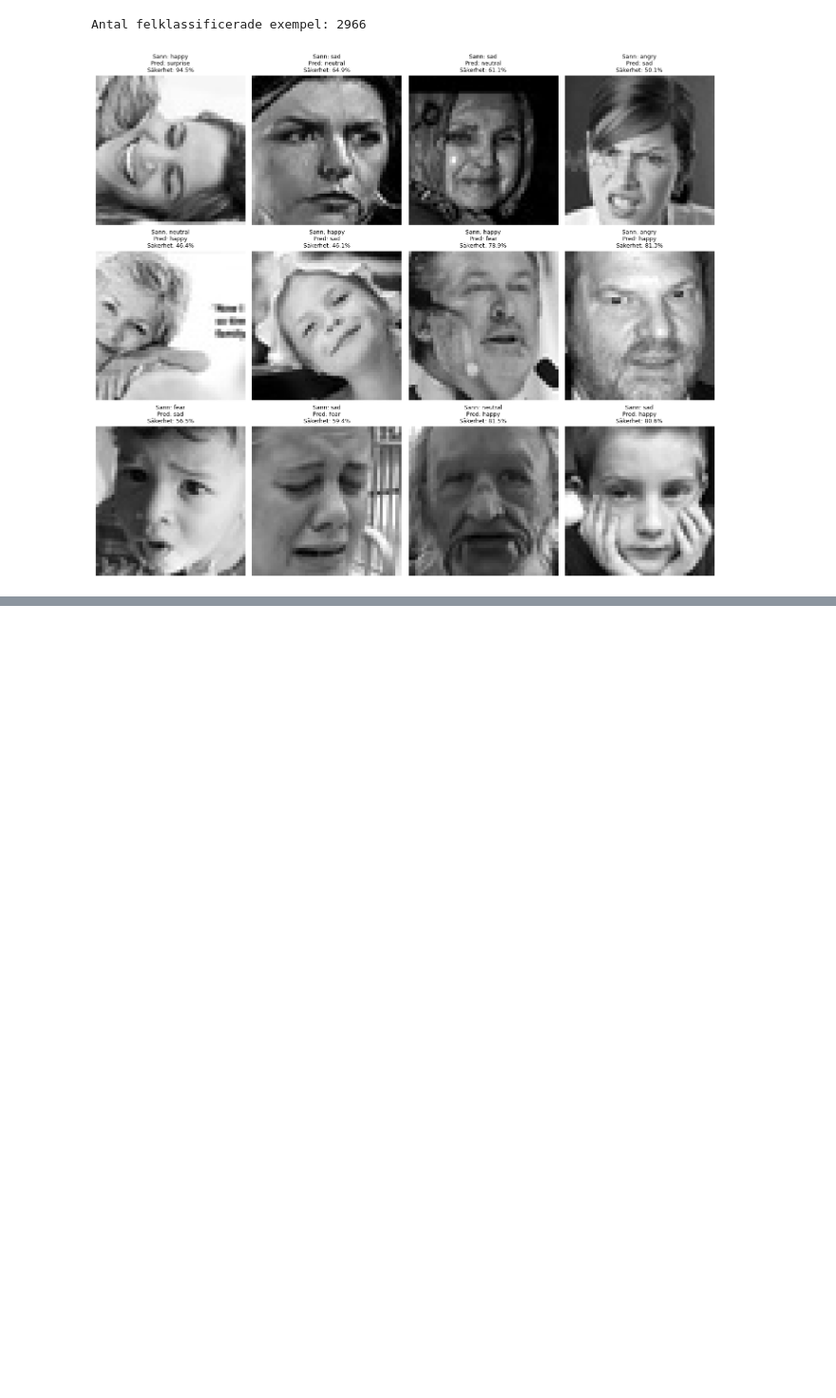
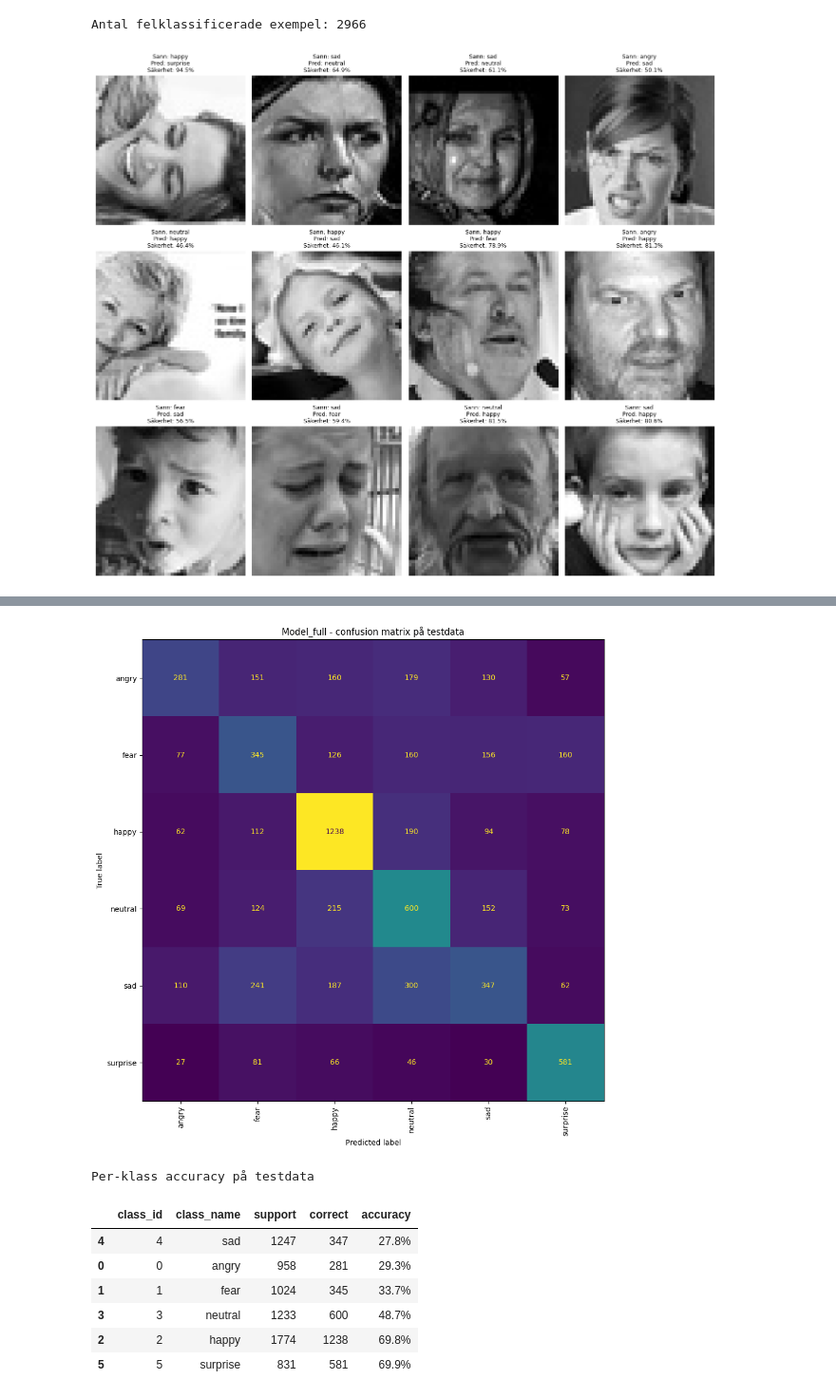
Before and after one commit to MalinMo/Ansiktsuttryck_DL, a Jupyter notebook: report.ipynb, the cells around one changed output, grey strips where cells are left out. Shown at 95% size. Drawn from its saved outputs; the diff is of its cells as text; code cells hidden in the pictures; blank space fills up the shorter version.

Commit message:
Lagt till kod för test

```diff
--- a/report.ipynb
+++ b/report.ipynb
@@ -904,0 +913,7 @@ Antal felklassificerade exempel: 2966
+# %%
+model_full = keras.models.load_model("model_full.keras")
+
+test_loss, test_accuracy = model_full.evaluate(X_test_filtered, y_test_filtered, verbose=0)
+
+print(f"Test loss:     {test_loss:.4f}")
+print(f"Test accuracy: {test_accuracy:.4f}")
@@ -904,0 +923,29 @@ Antal felklassificerade exempel: 2966
+# %%
+test_pred, test_proba = predict_classes(model_full, X_test_filtered)
+
+model_full_test_cm = plot_confusion_matrix(
+    y_test_filtered,
+    test_pred,
+    class_names_filtered,
+    title="Model_full - confusion matrix på testdata"
+)
+
+model_full_test_per_class = calculate_per_class_accuracy(
+    model_full_test_cm,
+    class_names_filtered
+)
+
+print("Per-klass accuracy på testdata")
+model_full_test_per_class.style\
+    .format({"accuracy": "{:.1%}"})\
+    .background_gradient(subset=["accuracy"], cmap="RdYlGn")
+# %% [output]
+[figure, added]
+Per-klass accuracy på testdata
+|  | class_id | class_name | support | correct | accuracy |
+| 4 | 4 | sad | 1247 | 347 | 27.8% |
+| 0 | 0 | angry | 958 | 281 | 29.3% |
+| 1 | 1 | fear | 1024 | 345 | 33.7% |
+| 3 | 3 | neutral | 1233 | 600 | 48.7% |
+| 2 | 2 | happy | 1774 | 1238 | 69.8% |
+| 5 | 5 | surprise | 831 | 581 | 69.9% |
```
Also changed, not shown: parts of 28 cells of this notebook, 1 other file.
